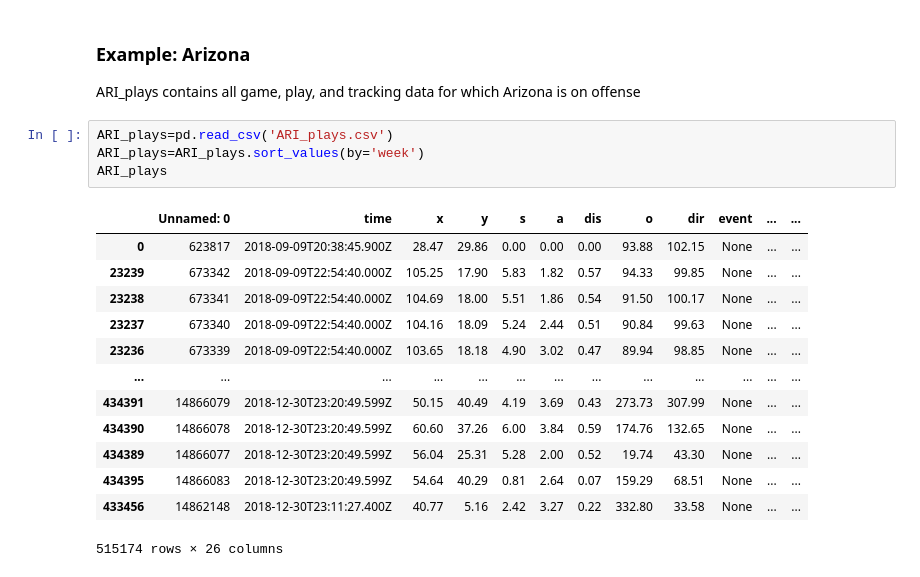
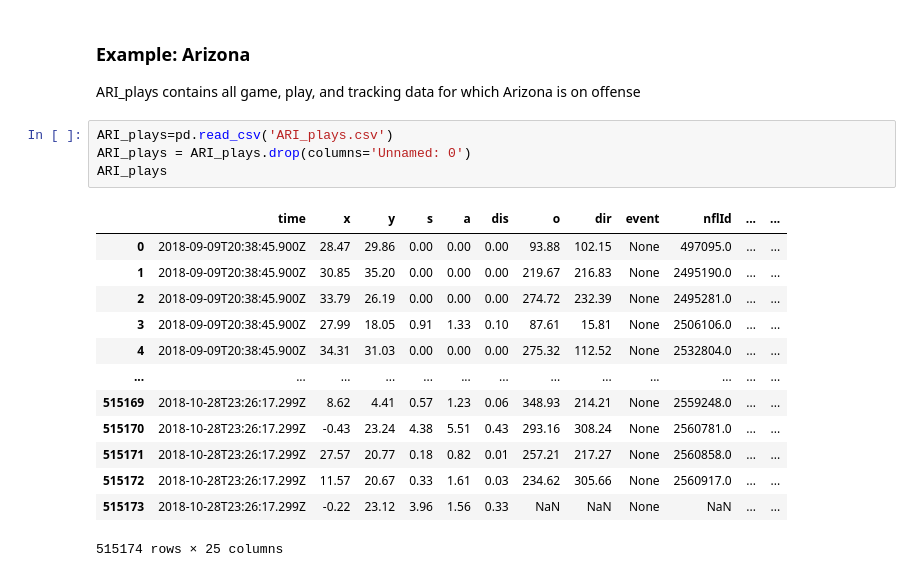
Before and after one commit to d-r-n/APM-Term-Project, a Jupyter notebook: EDA, Merging, and Exporting Team CSVs.ipynb, the cells around one changed output. Cells and saved outputs as stored; diff of their text form.

```diff
--- a/EDA, Merging, and Exporting Team CSVs.ipynb
+++ b/EDA, Merging, and Exporting Team CSVs.ipynb
@@ -181,19 +191,19 @@ for team in teams:
 ARI_plays contains all game, play, and tracking data for which Arizona is on offense
 # %%
 ARI_plays=pd.read_csv('ARI_plays.csv')
-ARI_plays=ARI_plays.sort_values(by='week')
+ARI_plays = ARI_plays.drop(columns='Unnamed: 0')
 ARI_plays
 # %% [output]
-|  | Unnamed: 0 | time | x | y | s | a | dis | o | dir | event | ... | ... |
-| 0 | 623817 | 2018-09-09T20:38:45.900Z | 28.47 | 29.86 | 0.00 | 0.00 | 0.00 | 93.88 | 102.15 | None | ... | ... |
-| 23239 | 673342 | 2018-09-09T22:54:40.000Z | 105.25 | 17.90 | 5.83 | 1.82 | 0.57 | 94.33 | 99.85 | None | ... | ... |
-| 23238 | 673341 | 2018-09-09T22:54:40.000Z | 104.69 | 18.00 | 5.51 | 1.86 | 0.54 | 91.50 | 100.17 | None | ... | ... |
-| 23237 | 673340 | 2018-09-09T22:54:40.000Z | 104.16 | 18.09 | 5.24 | 2.44 | 0.51 | 90.84 | 99.63 | None | ... | ... |
-| 23236 | 673339 | 2018-09-09T22:54:40.000Z | 103.65 | 18.18 | 4.90 | 3.02 | 0.47 | 89.94 | 98.85 | None | ... | ... |
+|  | time | x | y | s | a | dis | o | dir | event | nflId | ... | ... |
+| 0 | 2018-09-09T20:38:45.900Z | 28.47 | 29.86 | 0.00 | 0.00 | 0.00 | 93.88 | 102.15 | None | 497095.0 | ... | ... |
+| 1 | 2018-09-09T20:38:45.900Z | 30.85 | 35.20 | 0.00 | 0.00 | 0.00 | 219.67 | 216.83 | None | 2495190.0 | ... | ... |
+| 2 | 2018-09-09T20:38:45.900Z | 33.79 | 26.19 | 0.00 | 0.00 | 0.00 | 274.72 | 232.39 | None | 2495281.0 | ... | ... |
+| 3 | 2018-09-09T20:38:45.900Z | 27.99 | 18.05 | 0.91 | 1.33 | 0.10 | 87.61 | 15.81 | None | 2506106.0 | ... | ... |
+| 4 | 2018-09-09T20:38:45.900Z | 34.31 | 31.03 | 0.00 | 0.00 | 0.00 | 275.32 | 112.52 | None | 2532804.0 | ... | ... |
 | ... | ... | ... | ... | ... | ... | ... | ... | ... | ... | ... | ... | ... |
-| 434391 | 14866079 | 2018-12-30T23:20:49.599Z | 50.15 | 40.49 | 4.19 | 3.69 | 0.43 | 273.73 | 307.99 | None | ... | ... |
-| 434390 | 14866078 | 2018-12-30T23:20:49.599Z | 60.60 | 37.26 | 6.00 | 3.84 | 0.59 | 174.76 | 132.65 | None | ... | ... |
-| 434389 | 14866077 | 2018-12-30T23:20:49.599Z | 56.04 | 25.31 | 5.28 | 2.00 | 0.52 | 19.74 | 43.30 | None | ... | ... |
-| 434395 | 14866083 | 2018-12-30T23:20:49.599Z | 54.64 | 40.29 | 0.81 | 2.64 | 0.07 | 159.29 | 68.51 | None | ... | ... |
-| 433456 | 14862148 | 2018-12-30T23:11:27.400Z | 40.77 | 5.16 | 2.42 | 3.27 | 0.22 | 332.80 | 33.58 | None | ... | ... |
+| 515169 | 2018-10-28T23:26:17.299Z | 8.62 | 4.41 | 0.57 | 1.23 | 0.06 | 348.93 | 214.21 | None | 2559248.0 | ... | ... |
+| 515170 | 2018-10-28T23:26:17.299Z | -0.43 | 23.24 | 4.38 | 5.51 | 0.43 | 293.16 | 308.24 | None | 2560781.0 | ... | ... |
+| 515171 | 2018-10-28T23:26:17.299Z | 27.57 | 20.77 | 0.18 | 0.82 | 0.01 | 257.21 | 217.27 | None | 2560858.0 | ... | ... |
+| 515172 | 2018-10-28T23:26:17.299Z | 11.57 | 20.67 | 0.33 | 1.61 | 0.03 | 234.62 | 305.66 | None | 2560917.0 | ... | ... |
+| 515173 | 2018-10-28T23:26:17.299Z | -0.22 | 23.12 | 3.96 | 1.56 | 0.33 | NaN | NaN | None | NaN | ... | ... |
-515174 rows × 26 columns
+515174 rows × 25 columns
```
Also changed, not shown: parts of 2 cells of this notebook.
